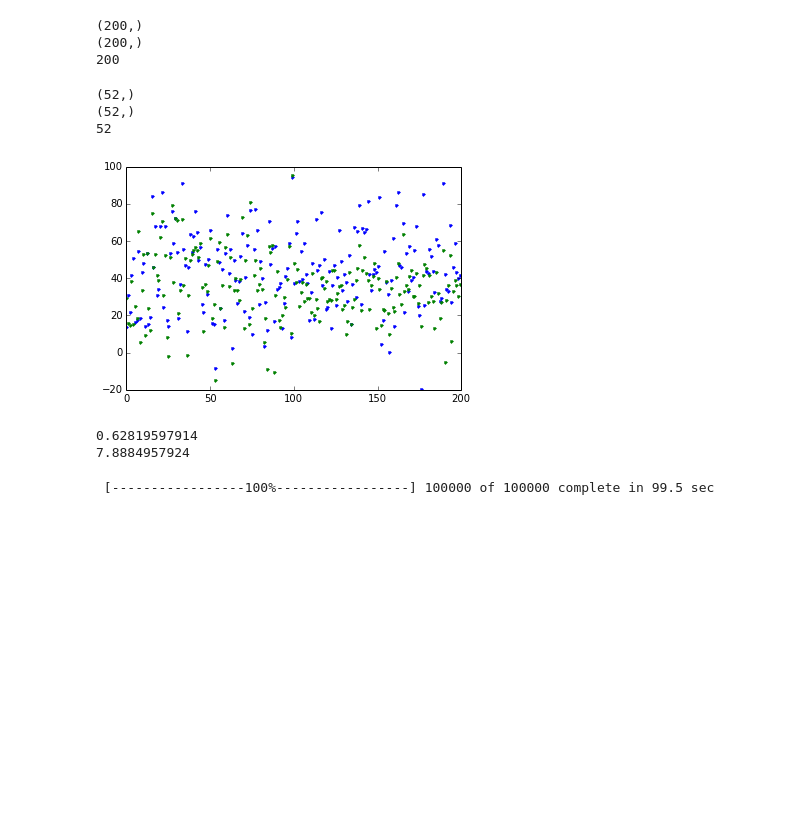
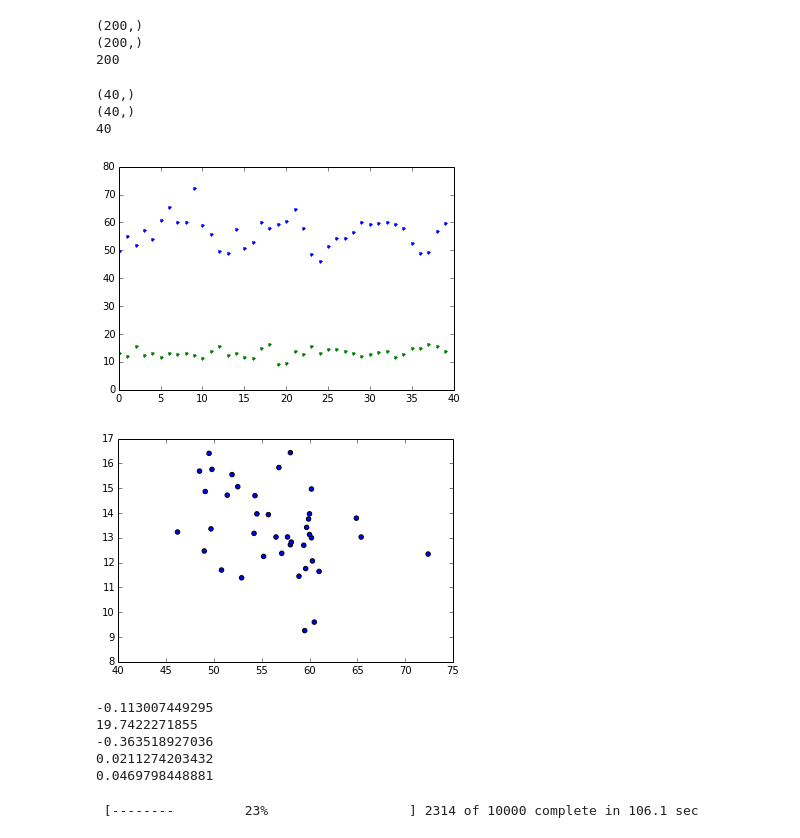
Before and after one commit to dssg/wikienergy, a Jupyter notebook: proto/setpoint_analysis/pymc_insulation_change_detection.ipynb, the cells around one changed output. Cells and saved outputs as stored; diff of their text form; code cells hidden in the pictures; blank space fills up the shorter version.

```diff
--- a/proto/setpoint_analysis/pymc_insulation_change_detection.ipynb
+++ b/proto/setpoint_analysis/pymc_insulation_change_detection.ipynb
@@ -13,6 +13,8 @@ from copy import deepcopy
 import pylab
 import os
 from scipy import stats
+
+loaded_data = False
 # %%
 # run this cell to generate fake data
 
@@ -73,15 +75,18 @@ def get_lat_lng_from_zip_code(zip_code):
     return [lat,lng]
 
 # read data
-cal_temps_text = pd.read_csv(os.path.join(data_dir,'cal_complete_temps.csv'))
-cal_elec_text = pd.read_csv(os.path.join(data_dir,'cal_elec_data.csv'))
-cal_prism_text = pd.read_csv(os.path.join(data_dir,'caltest_prism_run_elec.csv'))
-index_df_by_date(cal_temps_text)
-index_df_by_date(cal_elec_text)
-index_df_by_date(cal_prism_text)
+if not loaded_data:
+    cal_temps_text = pd.read_csv(os.path.join(data_dir,'cal_complete_temps.csv'))
+    cal_elec_text = pd.read_csv(os.path.join(data_dir,'cal_elec_data.csv'))
+    cal_prism_text = pd.read_csv(os.path.join(data_dir,'caltest_prism_run_elec.csv'))
+    index_df_by_date(cal_temps_text)
+    index_df_by_date(cal_elec_text)
+    index_df_by_date(cal_prism_text)
+    loaded_data = True
 
-# get a particular (the first) account number
-account_number = cal_elec_text['account_number'].unique()[0]
+# get a particular account number
+account = 7
+account_number = cal_elec_text['account_number'].unique()[account]
 
 # get the data for that account
 cal_elec=deepcopy(cal_elec_text.loc[cal_elec_text['account_number'] == account_number])
@@ -105,22 +110,31 @@ print temp_data.shape
 print energy_data.shape
 print n
 # %% [output]
-(52,)
-(52,)
-52
+(40,)
+(40,)
+40
 # %%
 # plot the data
 plt.plot(np.array([temp_data,energy_data]).T,'.')
 plt.show()
+plt.scatter(temp_data,energy_data)
+plt.show()
 # %% [output]
-[figure, old version]
+[figure, new version]
+[figure, added]
 # %%
 # determine logical priors
 slope, intercept, r_value, p_value, std_err = stats.linregress(temp_data,energy_data)
 print slope
 print intercept
+print r_value
+print p_value
+print std_err
 # %% [output]
-0.62819597914
-7.8884957924
+-0.113007449295
+19.7422271855
+-0.363518927036
+0.0211274203432
+0.0469798448881
 # %%
 switchpoint = pymc.DiscreteUniform('switchpoint', lower=0, upper=n)
@@ -167,8 +183,7 @@ model = pymc.Model([estimate])
-# %%
-M = MCMC(model)
-M.sample(100000,50000,100)
-# %% [output]
- [-----------------100%-----------------] 100000 of 100000 complete in 99.5 sec
+# %%
+M.sample(10000,5000,50)
+# %% [output]
+ [--------         23%                  ] 2314 of 10000 complete in 106.1 sec
 # %%
 plot(M)
 # %% [output]
```
Also changed, not shown: parts of 2 cells of this notebook, 7 other files.
